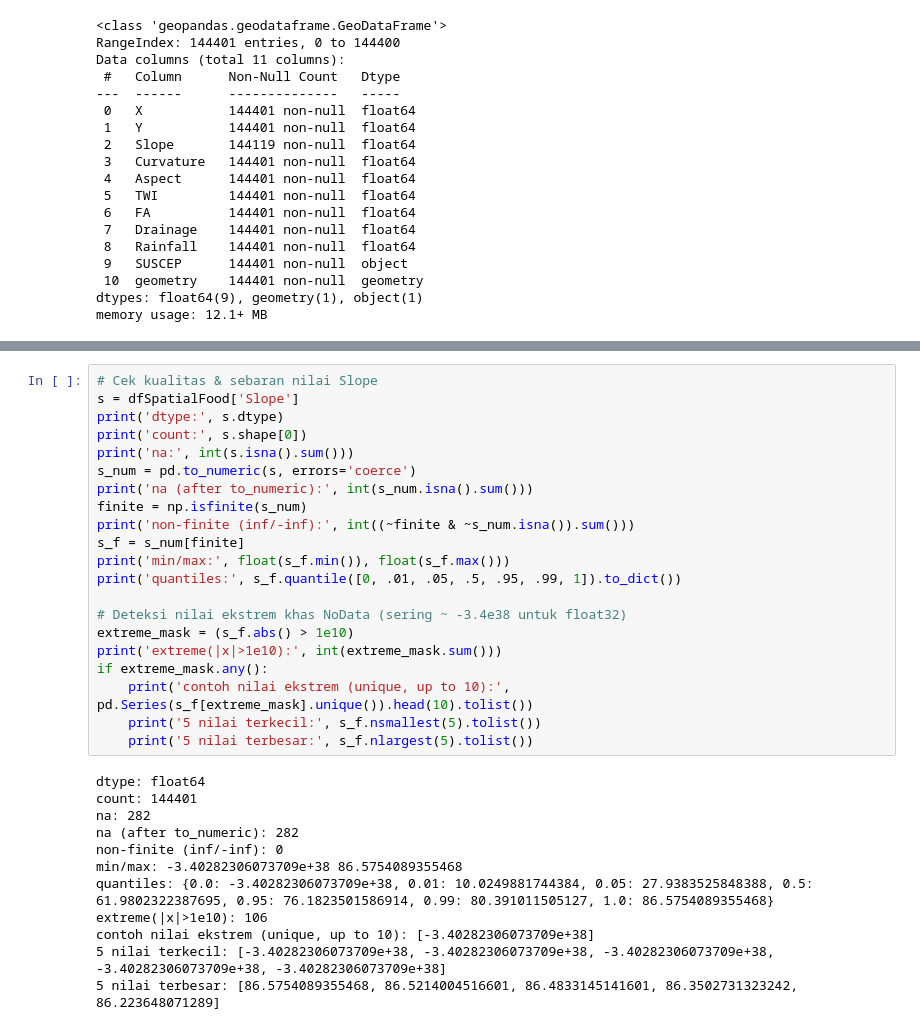
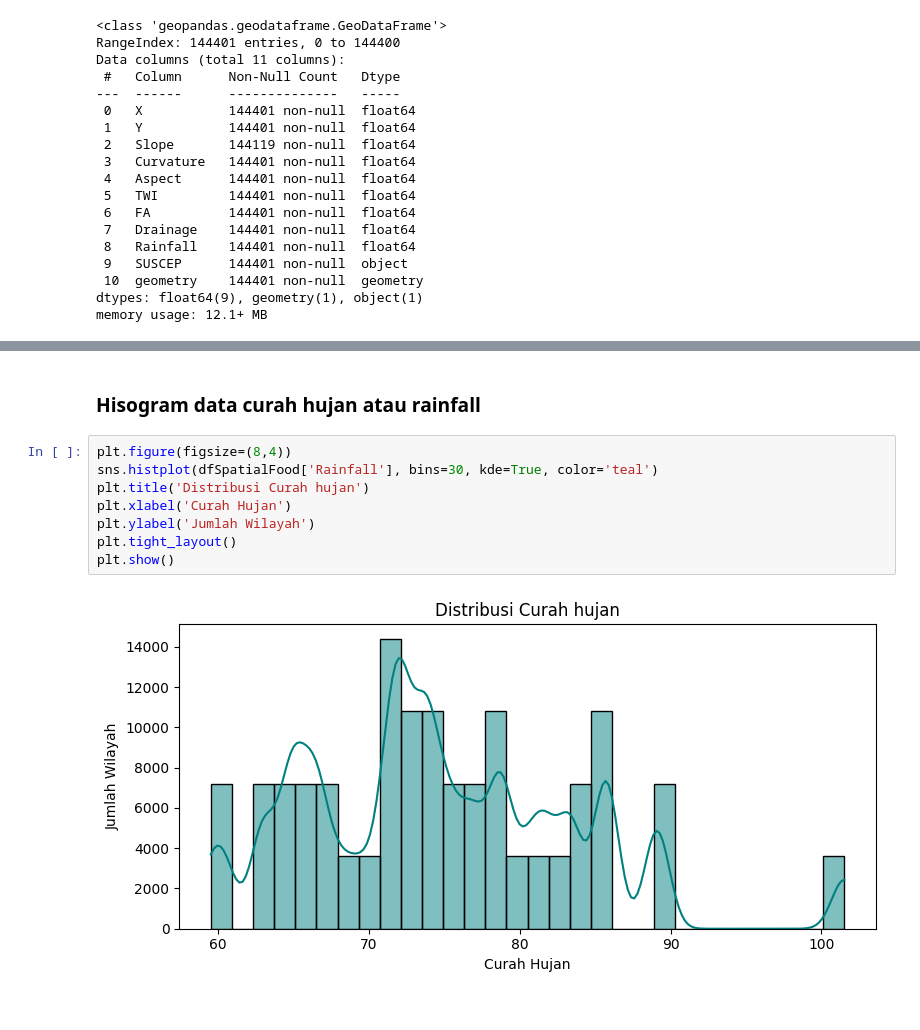
Before and after one commit to JOO-AJAAA/Yohanes-Gerardus-Haga-Zai_Assignment4, a Jupyter notebook: analysisPointPluvialFlood.ipynb, the cells around one changed output, grey strips where cells are left out. Cells and saved outputs as stored; diff of their text form.

```diff
--- a/analysisPointPluvialFlood.ipynb
+++ b/analysisPointPluvialFlood.ipynb
@@ -95,33 +97,12 @@ Dipakai untuk plot (setelah bersih): 144013
-# %%
-# Cek kualitas & sebaran nilai Slope
-s = dfSpatialFood['Slope']
-print('dtype:', s.dtype)
-print('count:', s.shape[0])
-print('na:', int(s.isna().sum()))
-s_num = pd.to_numeric(s, errors='coerce')
-print('na (after to_numeric):', int(s_num.isna().sum()))
-finite = np.isfinite(s_num)
-print('non-finite (inf/-inf):', int((~finite & ~s_num.isna()).sum()))
-s_f = s_num[finite]
-print('min/max:', float(s_f.min()), float(s_f.max()))
-print('quantiles:', s_f.quantile([0, .01, .05, .5, .95, .99, 1]).to_dict())
-
-# Deteksi nilai ekstrem khas NoData (sering ~ -3.4e38 untuk float32)
-extreme_mask = (s_f.abs() > 1e10)
-print('extreme(|x|>1e10):', int(extreme_mask.sum()))
-if extreme_mask.any():
-    print('contoh nilai ekstrem (unique, up to 10):', pd.Series(s_f[extreme_mask].unique()).head(10).tolist())
-    print('5 nilai terkecil:', s_f.nsmallest(5).tolist())
-    print('5 nilai terbesar:', s_f.nlargest(5).tolist())
-# %% [output]
-dtype: float64
-count: 144401
-na: 282
-na (after to_numeric): 282
-non-finite (inf/-inf): 0
-min/max: -3.40282306073709e+38 86.5754089355468
-quantiles: {0.0: -3.40282306073709e+38, 0.01: 10.0249881744384, 0.05: 27.9383525848388, 0.5: 61.9802322387695, 0.95: 76.1823501586914, 0.99: 80.391011505127, 1.0: 86.5754089355468}
-extreme(|x|>1e10): 106
-contoh nilai ekstrem (unique, up to 10): [-3.40282306073709e+38]
-5 nilai terkecil: [-3.40282306073709e+38, -3.40282306073709e+38, -3.40282306073709e+38, -3.40282306073709e+38, -3.40282306073709e+38]
-5 nilai terbesar: [86.5754089355468, 86.5214004516601, 86.4833145141601, 86.3502731323242, 86.223648071289]
+# %% [markdown]
+### Hisogram data curah hujan atau rainfall
+# %%
+plt.figure(figsize=(8,4))
+sns.histplot(dfSpatialFood['Rainfall'], bins=30, kde=True, color='teal')
+plt.title('Distribusi Curah hujan')
+plt.xlabel('Curah Hujan')
+plt.ylabel('Jumlah Wilayah')
+plt.tight_layout()
+plt.show()
+# %% [output]
+[figure, added]
```
Also changed, not shown: parts of 16 cells of this notebook.
